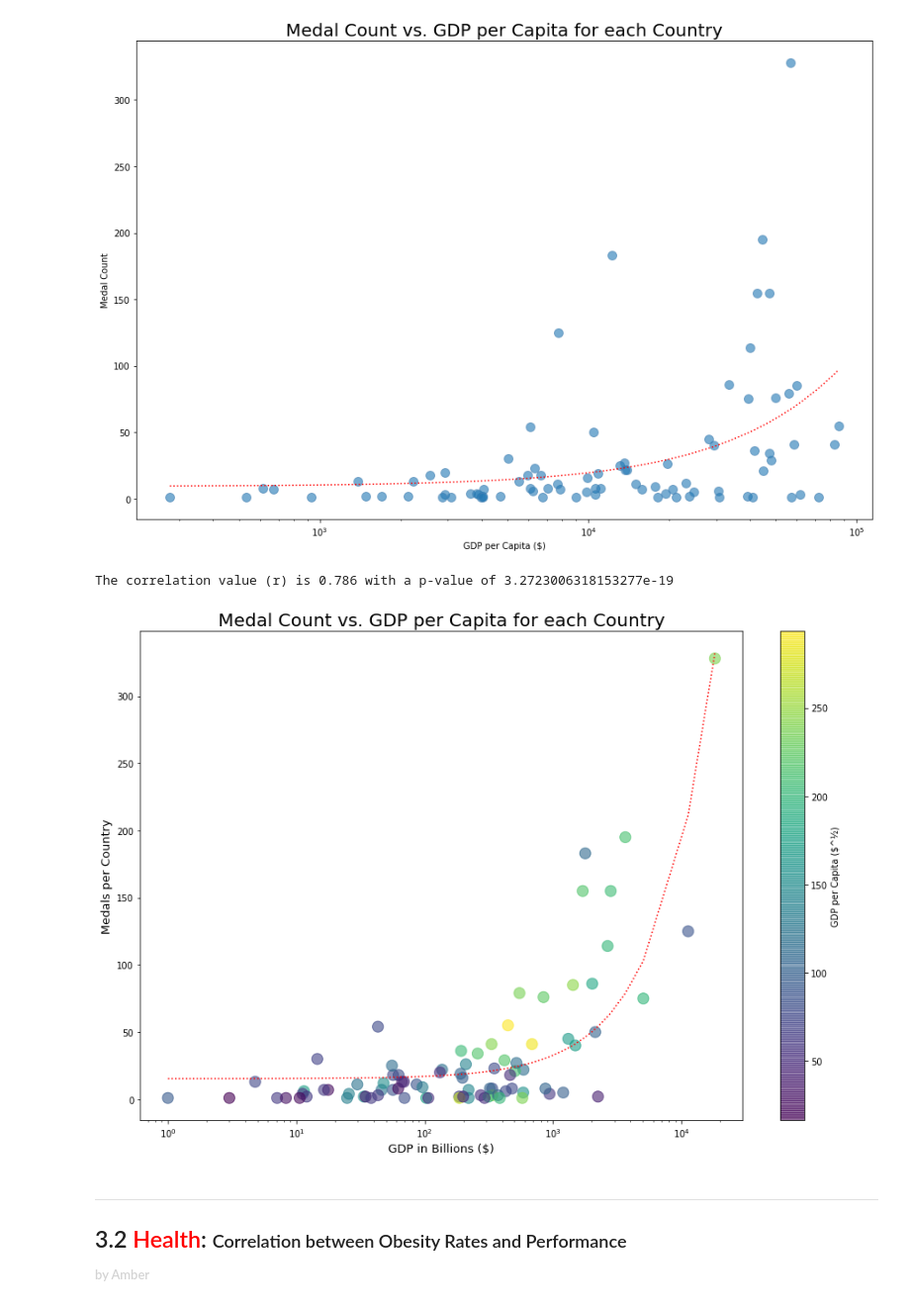
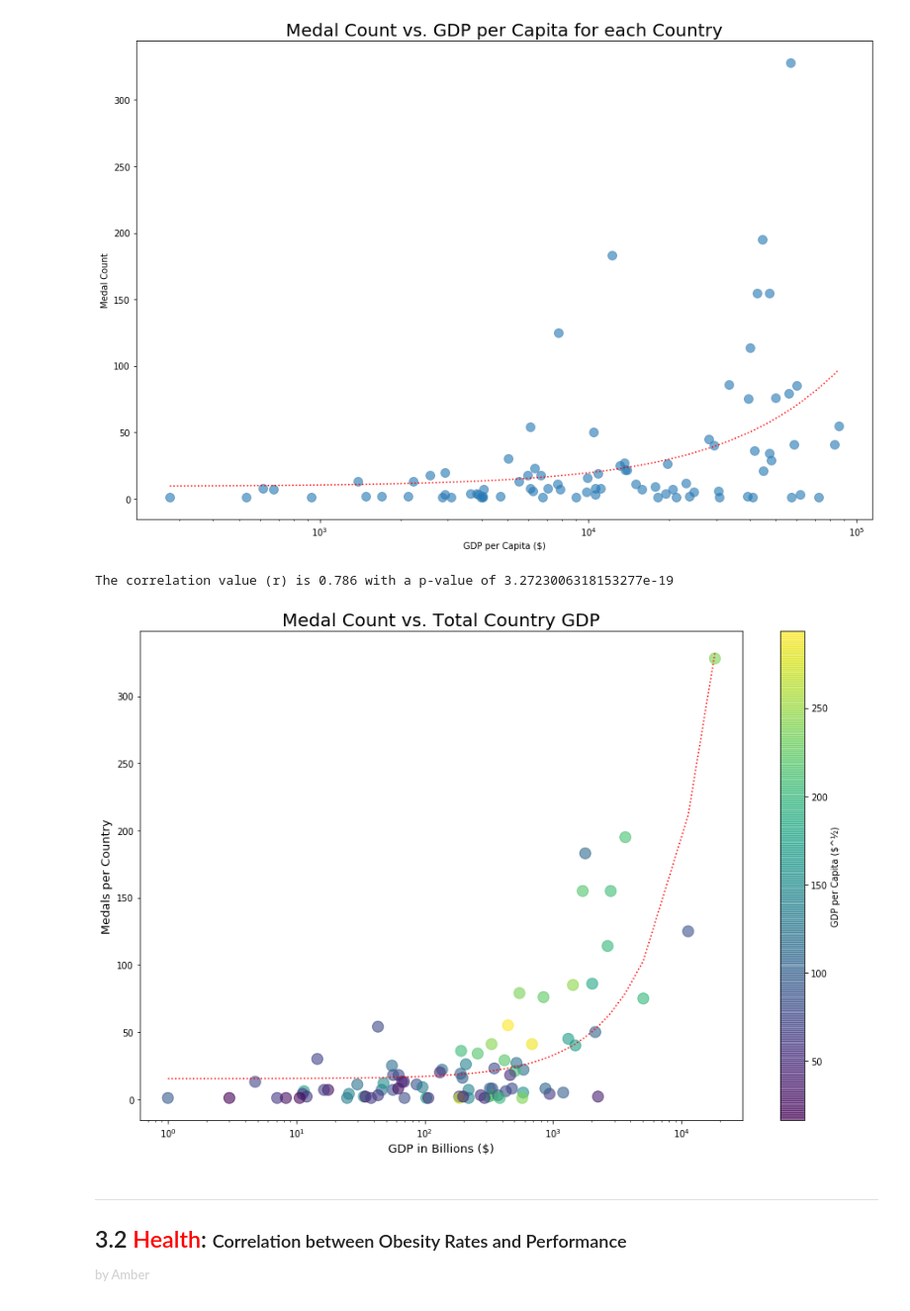
Before and after one commit to shashanksheth/project-dividebyzero, a Jupyter notebook: Master Jupyter.ipynb, the cells around one changed output. Shown at 99% size. Cells and saved outputs as stored; diff of their text form; code cells hidden in the pictures.

```diff
--- a/Master Jupyter.ipynb
+++ b/Master Jupyter.ipynb
@@ -797,28 +808,31 @@ The correlation value (r) is 0.409 with a p-value of 9.21470829235482e-05
 # %%
 # Not as much of a correlation as before so we will stick to comparing the total GDP
 # but we can add a colored z-axis for fun that shows GDP per Capita
 
 x_values = gender_medalled_GDP_df.GDP
 y_values = gender_medalled_GDP_df.Medal_Total
 z_values = gender_medalled_GDP_df.GDPpC
 
 (slope, intercept, rvalue, pvalue, stderr) = stats.linregress(x_values, y_values)
 regress_values = x_values * slope + intercept
 line_eq = "y = " + str(round(slope,2)) + "x + " + str(round(intercept,2))
 
 plt.figure(0,(15,10))
 plt.scatter(x_values, y_values, c=z_values**(1/2), s=150, alpha=.6)
 plt.plot(x_values.sort_values(), regress_values.sort_values(), 'r:')
-plt.title('Medal Count vs. GDP per Capita for each Country', size=20)
+plt.title('Medal Count vs. Total Country GDP', size=20)
 plt.xlabel('GDP in Billions ($)', size=13)
 plt.ylabel('Medals per Country', size=13)
 plt.xscale('log')
 plt.colorbar(label='GDP per Capita ($^½)')
 print(f"The correlation value (r) is {round(rvalue,3)} with a p-value of {pvalue}")
+
+plt.savefig("pngs/5 - Medal Count vs GDP (per Capita as colorbar).png")
+
 plt.show()
 # %% [output]
 The correlation value (r) is 0.786 with a p-value of 3.2723006318153277e-19
-[figure, old version]
+[figure, new version]
 # %% [markdown]
 ---
 ## 3.2 <font color=red>Health</font>: <font size=4>Correlation between Obesity Rates and Performance</font> <br> <font size=2 color=lightgrey>by Amber</font>
```
Also changed, not shown: parts of 15 cells of this notebook, 13 other files.
